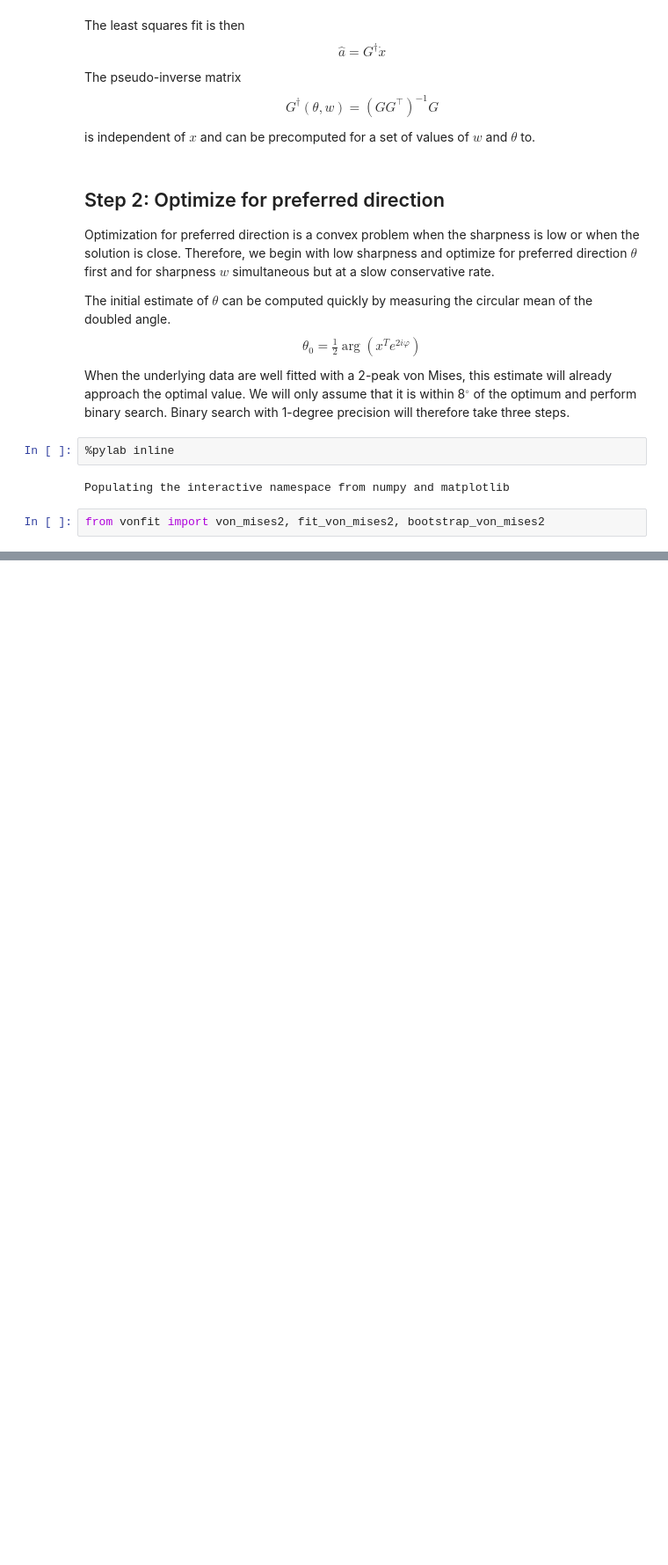
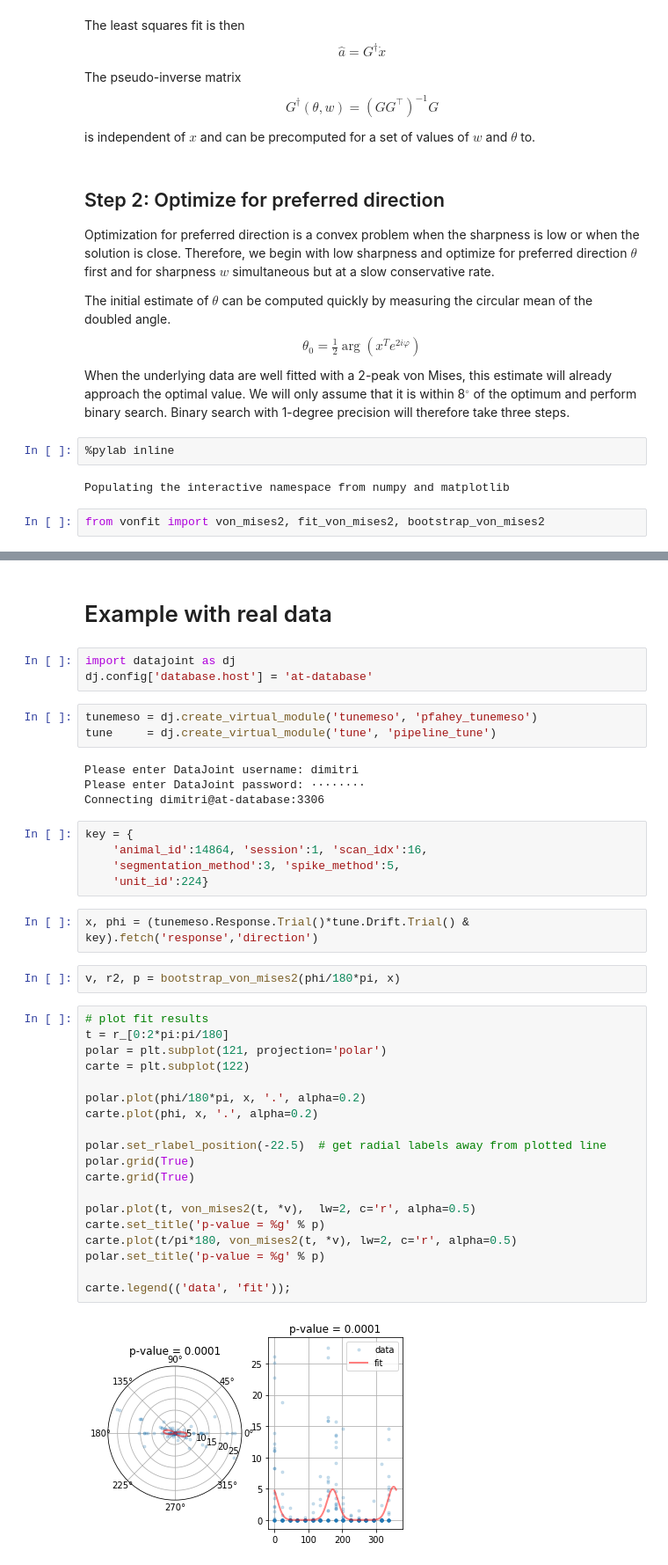
Before and after one commit to dimitri-yatsenko/fast-von-mises, a Jupyter notebook: vonMises2.ipynb, the cells around one changed output, grey strips where cells are left out. Shown at 88% size. Cells and saved outputs as stored; diff of their text form; blank space fills up the shorter version.

```diff
--- a/vonMises2.ipynb
+++ b/vonMises2.ipynb
@@ -80,0 +81,42 @@ carte.legend(('model', 'data', 'fit'));
+# %% [markdown]
+# Example with real data
+# %%
+import datajoint as dj
+dj.config['database.host'] = 'at-database'
+# %%
+tunemeso = dj.create_virtual_module('tunemeso', 'pfahey_tunemeso')
+tune     = dj.create_virtual_module('tune', 'pipeline_tune')
+# %% [output]
+Please enter DataJoint username: dimitri
+Please enter DataJoint password: ········
+Connecting dimitri@at-database:3306
+# %%
+key = {
+    'animal_id':14864, 'session':1, 'scan_idx':16,
+    'segmentation_method':3, 'spike_method':5,
+    'unit_id':224}
+# %%
+x, phi = (tunemeso.Response.Trial()*tune.Drift.Trial() & key).fetch('response','direction')
+# %%
+v, r2, p = bootstrap_von_mises2(phi/180*pi, x)
+# %%
+# plot fit results
+t = r_[0:2*pi:pi/180]
+polar = plt.subplot(121, projection='polar')
+carte = plt.subplot(122)
+
+polar.plot(phi/180*pi, x, '.', alpha=0.2)
+carte.plot(phi, x, '.', alpha=0.2)
+
+polar.set_rlabel_position(-22.5)  # get radial labels away from plotted line
+polar.grid(True)
+carte.grid(True)
+
+polar.plot(t, von_mises2(t, *v),  lw=2, c='r', alpha=0.5)
+carte.set_title('p-value = %g' % p)
+carte.plot(t/pi*180, von_mises2(t, *v), lw=2, c='r', alpha=0.5)
+polar.set_title('p-value = %g' % p)
+
+carte.legend(('data', 'fit'));
+# %% [output]
+[figure, added]
```
Also changed, not shown: parts of 3 cells of this notebook, 1 other file.
